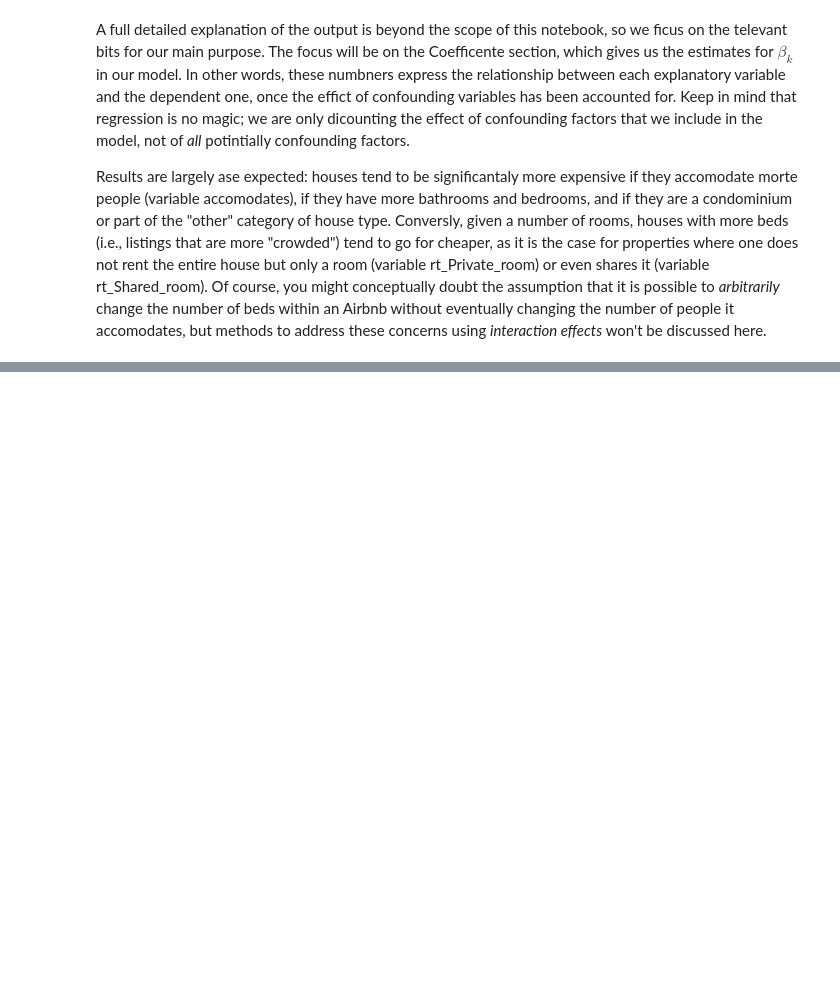
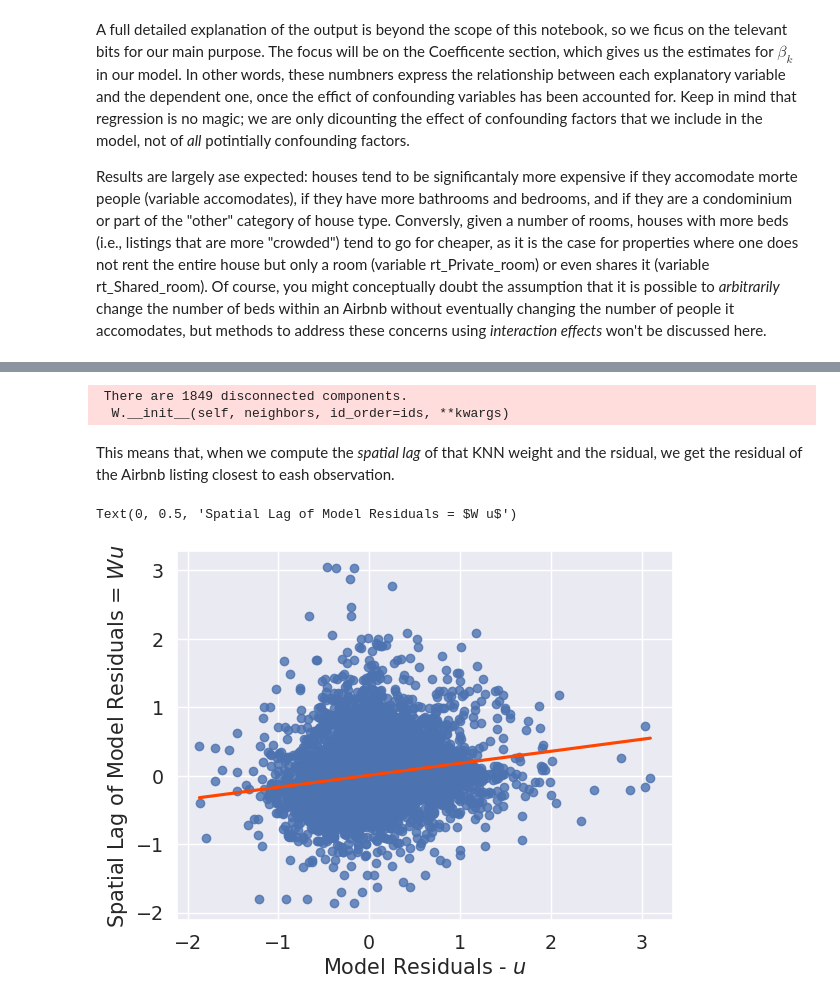
Before and after one commit to Skyehawk/Spatial_stats_examples, a Jupyter notebook: Spatial_regression/Spatial_regression.ipynb, the cells around one changed output, grey strips where cells are left out. Drawn from its saved outputs; the diff is of its cells as text; code cells hidden in the pictures; blank space fills up the shorter version.

```diff
--- a/Spatial_regression/Spatial_regression.ipynb
+++ b/Spatial_regression/Spatial_regression.ipynb
@@ -109,0 +257,22 @@ Results are largely ase expected: houses tend to be significantaly more expensiv
+# %%
+knn = weights.KNN.from_dataframe(db, k=1)
+# %% [output]
+ There are 1849 disconnected components.
+  W.__init__(self, neighbors, id_order=ids, **kwargs)
+# %% [markdown]
+This means that, when we compute the *spatial lag* of that KNN weight and the rsidual, we get the residual of the Airbnb listing closest to eash observation.
+# %%
+lag_residual = weights.spatial_lag.lag_spatial(knn, m1.u)
+
+ax = sns.regplot(
+                 x=m1.u.flatten(),
+                 y=lag_residual.flatten(),
+                 line_kws={"color":"orangered"},
+                 ci=None,
+                )
+
+ax.set_xlabel("Model Residuals - $u$")
+ax.set_ylabel("Spatial Lag of Model Residuals = $W u$")
+# %% [output]
+Text(0, 0.5, 'Spatial Lag of Model Residuals = $W u$')
+[figure, added]
```
Also changed, not shown: parts of 15 cells of this notebook.
